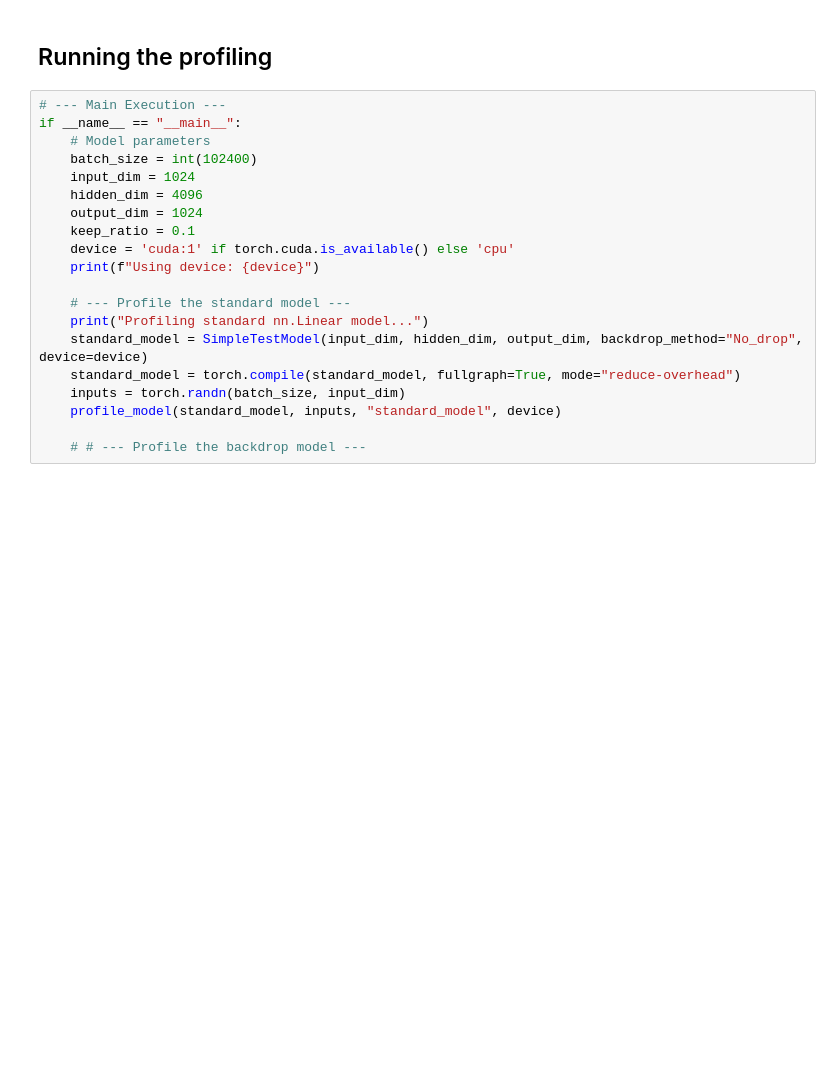
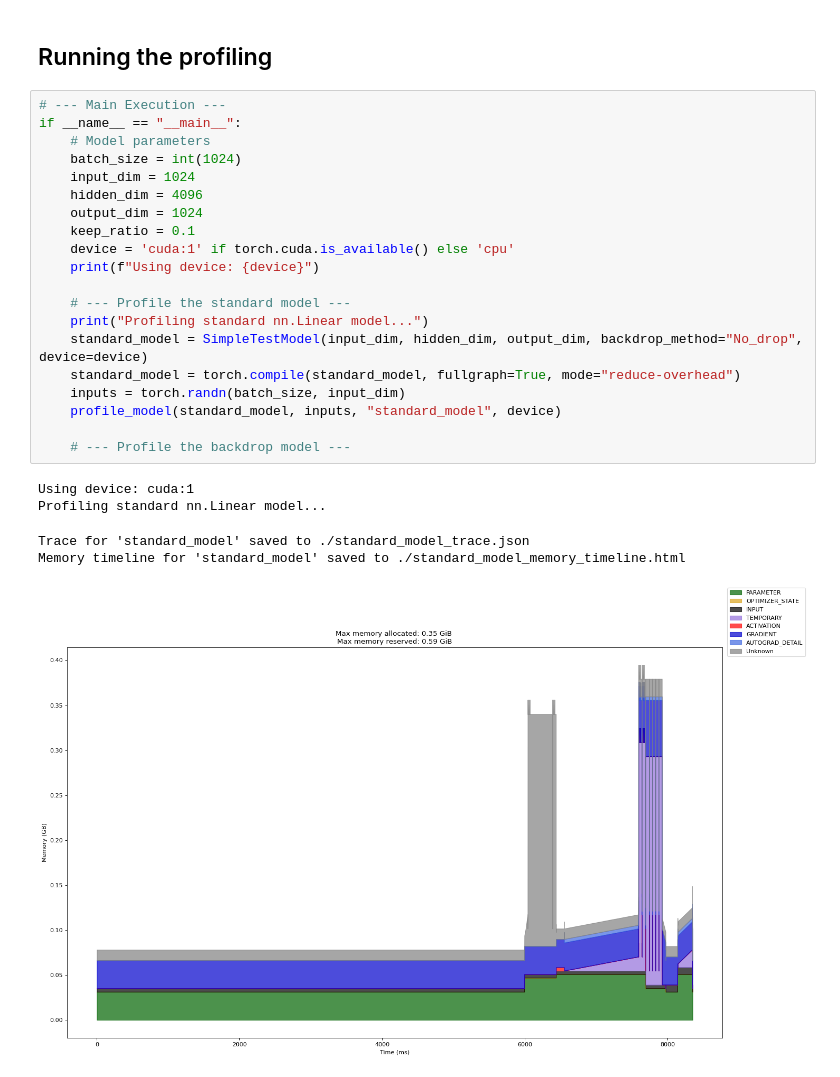
Before and after one commit to inouye-lab/RGM, a Jupyter notebook: notebooks/demo_minimum_working_exp.ipynb, the cells around one changed output. Cells and saved outputs as stored; diff of their text form; blank space fills up the shorter version.

```diff
--- a/notebooks/demo_minimum_working_exp.ipynb
+++ b/notebooks/demo_minimum_working_exp.ipynb
@@ -271,20 +271,26 @@ def profile_model(model, inputs, label, device):
 # %%
 # --- Main Execution ---
 if __name__ == "__main__":
     # Model parameters
-    batch_size = int(102400)
+    batch_size = int(1024)
     input_dim = 1024
     hidden_dim = 4096
     output_dim = 1024
     keep_ratio = 0.1
     device = 'cuda:1' if torch.cuda.is_available() else 'cpu'
     print(f"Using device: {device}")
 
     # --- Profile the standard model ---
     print("Profiling standard nn.Linear model...")
     standard_model = SimpleTestModel(input_dim, hidden_dim, output_dim, backdrop_method="No_drop", device=device)
     standard_model = torch.compile(standard_model, fullgraph=True, mode="reduce-overhead")
     inputs = torch.randn(batch_size, input_dim)
     profile_model(standard_model, inputs, "standard_model", device)
 
-    # # --- Profile the backdrop model ---
+    # --- Profile the backdrop model ---
+# %% [output]
+Using device: cuda:1
+Profiling standard nn.Linear model...
+Trace for 'standard_model' saved to ./standard_model_trace.json
+Memory timeline for 'standard_model' saved to ./standard_model_memory_timeline.html
+[figure, added]
```
